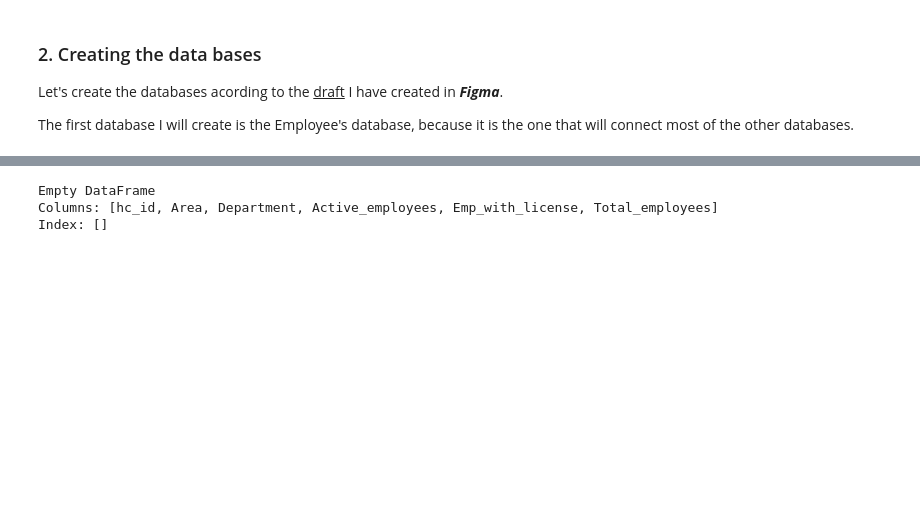
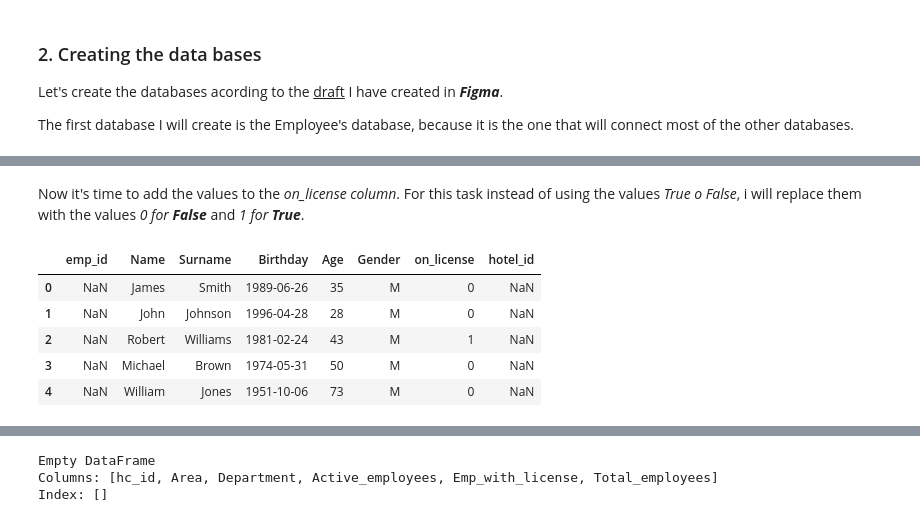
Before and after one commit to nachogalasso/da_python, a Jupyter notebook: hotel_hranalytics/databases.ipynb, the cells around one changed output, grey strips where cells are left out. Saved outputs shown, nothing was run; the diff lists cells and outputs as text; code cells hidden in the pictures; blank space fills up the shorter version.

```diff
--- a/hotel_hranalytics/databases.ipynb
+++ b/hotel_hranalytics/databases.ipynb
@@ -125,0 +180,18 @@ print(gender.count('M'), gender.count('F'))
+# %% [markdown]
+<p>Now it's time to add the values to the <i>on_license column</i>. For this task instead of using the values <i>True o False</i>, i will replace them with the values <i>0 for <b>False</b></i> and <i>1 for <b>True</b></i>.</p>
+# %%
+on_license_zero = list(np.random.randint(0, 1, size=432))
+on_license_one = list(np.random.randint(1, 2, size=73))
+
+total_license = on_license_zero + on_license_one
+random.shuffle(total_license)
+
+emp_df['on_license'] = total_license
+emp_df.head()
+# %% [output]
+|  | emp_id | Name | Surname | Birthday | Age | Gender | on_license | hotel_id |
+| 0 | NaN | James | Smith | 1989-06-26 | 35 | M | 0 | NaN |
+| 1 | NaN | John | Johnson | 1996-04-28 | 28 | M | 0 | NaN |
+| 2 | NaN | Robert | Williams | 1981-02-24 | 43 | M | 1 | NaN |
+| 3 | NaN | Michael | Brown | 1974-05-31 | 50 | M | 0 | NaN |
+| 4 | NaN | William | Jones | 1951-10-06 | 73 | M | 0 | NaN |
```
Also changed, not shown: parts of 15 cells of this notebook, 1 other file.
